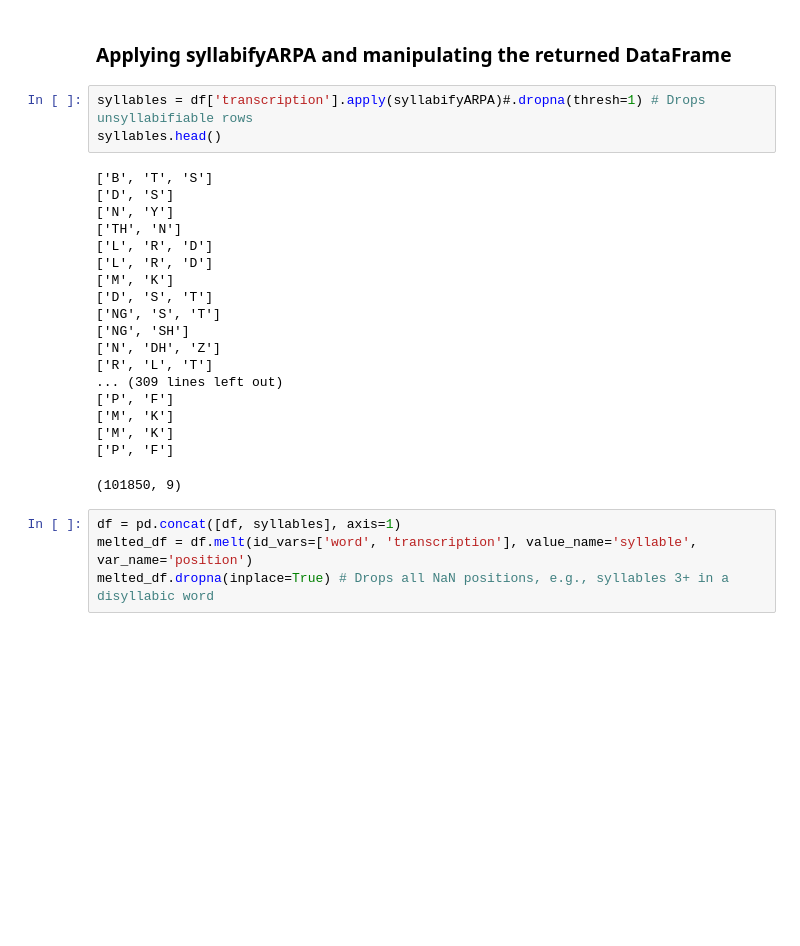
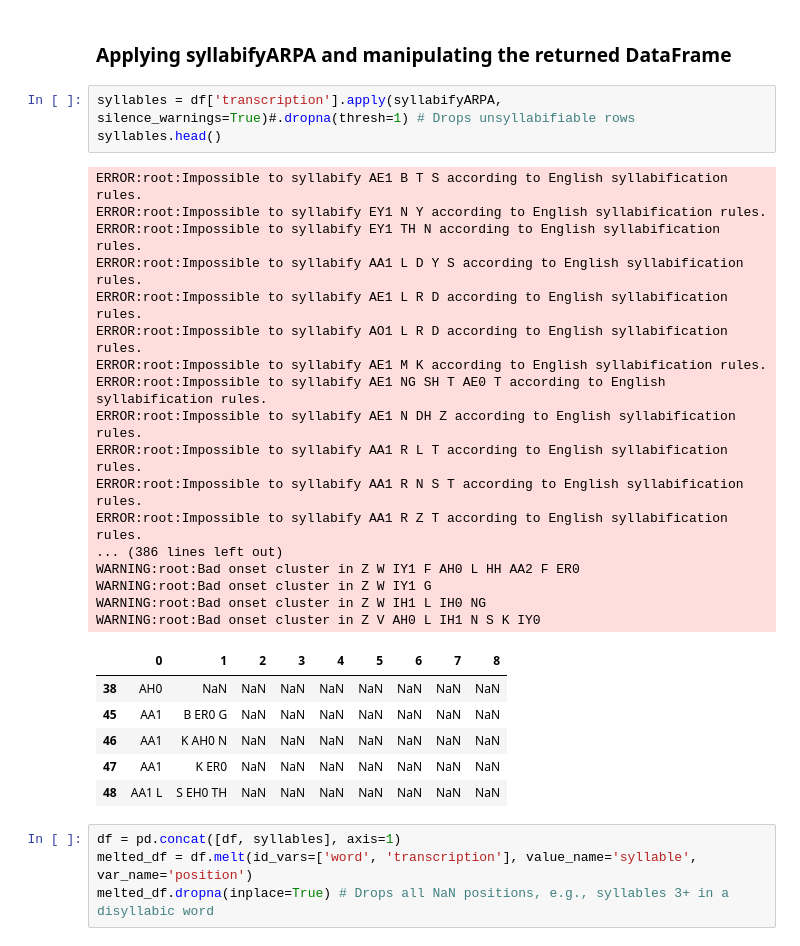
Before and after one commit to dippedrusk/arpabet-syllabifier, a Jupyter notebook: test.ipynb, the cells around one changed output. Saved outputs shown, nothing was run; the diff lists cells and outputs as text; blank space fills up the shorter version.

```diff
--- a/test.ipynb
+++ b/test.ipynb
@@ -35,27 +65,32 @@ df.head()
 # %% [markdown]
 ### Applying syllabifyARPA and manipulating the returned DataFrame
 # %%
-syllables = df['transcription'].apply(syllabifyARPA)#.dropna(thresh=1) # Drops unsyllabifiable rows
+syllables = df['transcription'].apply(syllabifyARPA, silence_warnings=True)#.dropna(thresh=1) # Drops unsyllabifiable rows
 syllables.head()
 # %% [output]
-['B', 'T', 'S']
-['D', 'S']
-['N', 'Y']
-['TH', 'N']
-['L', 'R', 'D']
-['L', 'R', 'D']
-['M', 'K']
-['D', 'S', 'T']
-['NG', 'S', 'T']
-['NG', 'SH']
-['N', 'DH', 'Z']
-['R', 'L', 'T']
-... (309 lines left out)
-['P', 'F']
-['M', 'K']
-['M', 'K']
-['P', 'F']
+ERROR:root:Impossible to syllabify AE1 B T S according to English syllabification rules.
+ERROR:root:Impossible to syllabify EY1 N Y according to English syllabification rules.
+ERROR:root:Impossible to syllabify EY1 TH N according to English syllabification rules.
+ERROR:root:Impossible to syllabify AA1 L D Y S according to English syllabification rules.
+ERROR:root:Impossible to syllabify AE1 L R D according to English syllabification rules.
+ERROR:root:Impossible to syllabify AO1 L R D according to English syllabification rules.
+ERROR:root:Impossible to syllabify AE1 M K according to English syllabification rules.
+ERROR:root:Impossible to syllabify AE1 NG SH T AE0 T according to English syllabification rules.
+ERROR:root:Impossible to syllabify AE1 N DH Z according to English syllabification rules.
+ERROR:root:Impossible to syllabify AA1 R L T according to English syllabification rules.
+ERROR:root:Impossible to syllabify AA1 R N S T according to English syllabification rules.
+ERROR:root:Impossible to syllabify AA1 R Z T according to English syllabification rules.
+... (386 lines left out)
+WARNING:root:Bad onset cluster in Z W IY1 F AH0 L HH AA2 F ER0
+WARNING:root:Bad onset cluster in Z W IY1 G
+WARNING:root:Bad onset cluster in Z W IH1 L IH0 NG
+WARNING:root:Bad onset cluster in Z V AH0 L IH1 N S K IY0
-(101850, 9)
+|  | 0 | 1 | 2 | 3 | 4 | 5 | 6 | 7 | 8 |
+| 38 | AH0 | NaN | NaN | NaN | NaN | NaN | NaN | NaN | NaN |
+| 45 | AA1 | B ER0 G | NaN | NaN | NaN | NaN | NaN | NaN | NaN |
+| 46 | AA1 | K AH0 N | NaN | NaN | NaN | NaN | NaN | NaN | NaN |
+| 47 | AA1 | K ER0 | NaN | NaN | NaN | NaN | NaN | NaN | NaN |
+| 48 | AA1 L | S EH0 TH | NaN | NaN | NaN | NaN | NaN | NaN | NaN |
 # %%
 df = pd.concat([df, syllables], axis=1)
 melted_df = df.melt(id_vars=['word', 'transcription'], value_name='syllable', var_name='position')
```
Also changed, not shown: parts of 8 cells of this notebook, 1 other file.
